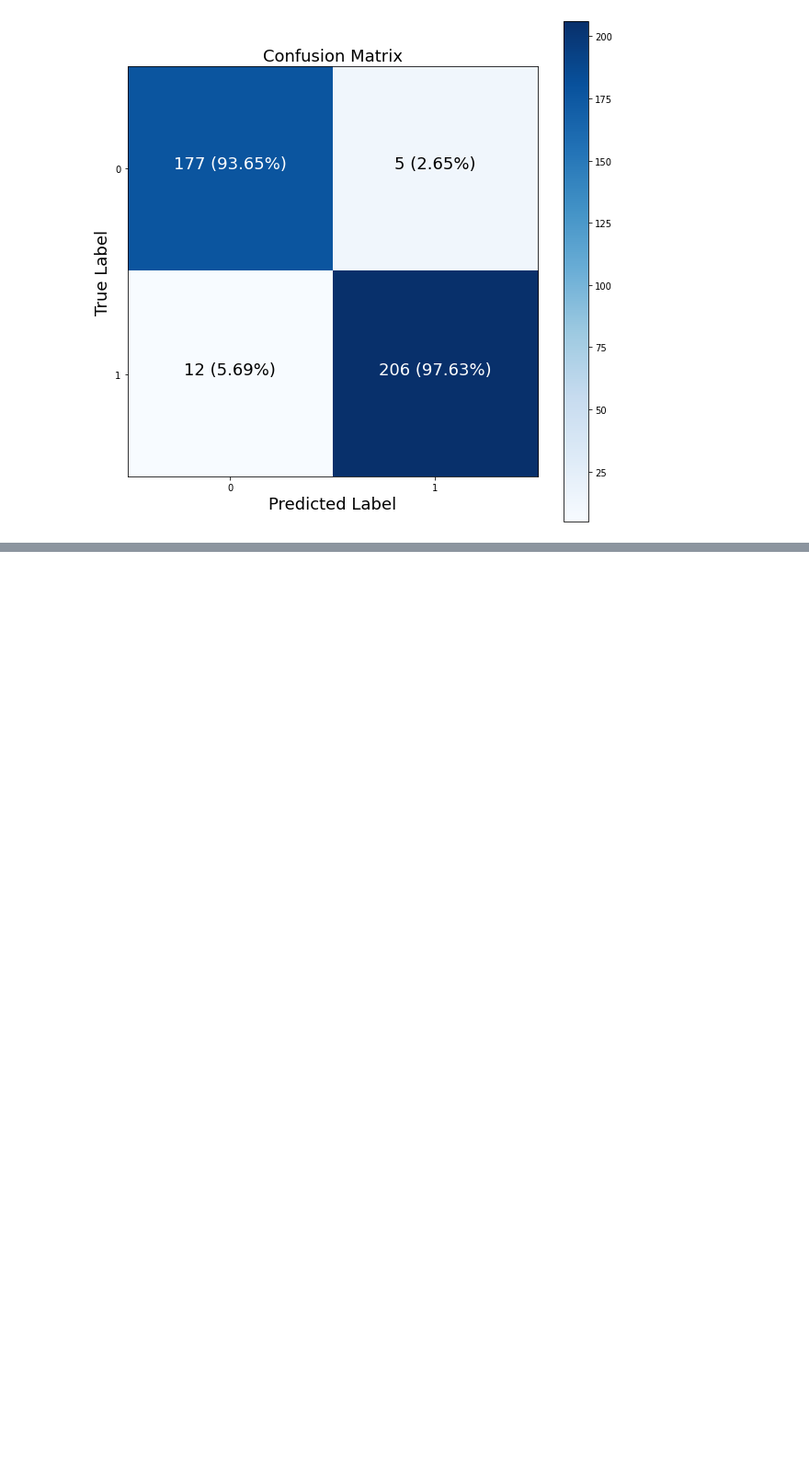
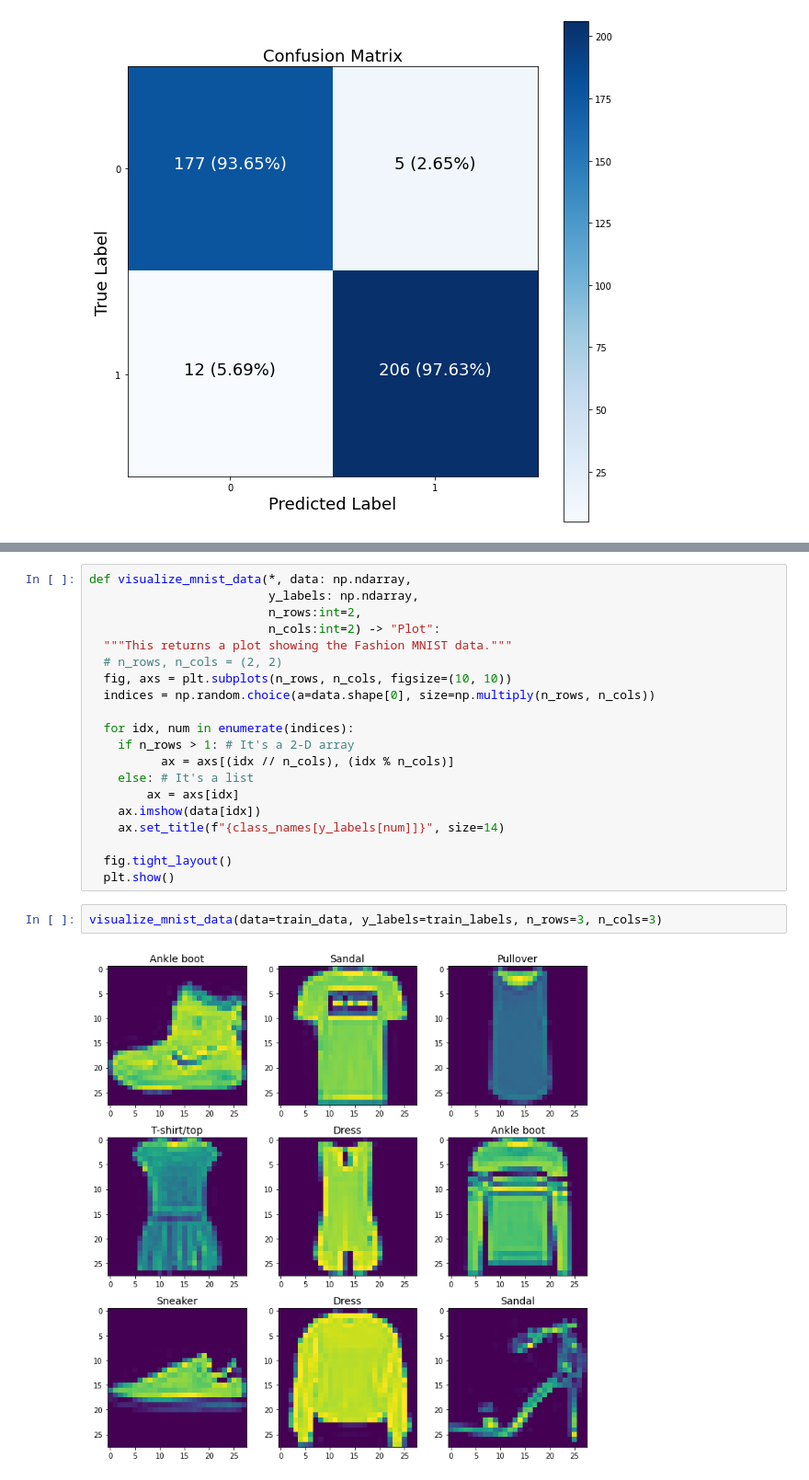
Before and after one commit to chineidu/NLP-Tutorial, a Jupyter notebook: notebook/03_tensorflow/03_classification_with_tf.ipynb, the cells around one changed output, grey strips where cells are left out. Shown at 92% size. Drawn from its saved outputs; the diff is of its cells as text; blank space fills up the shorter version.

```diff
--- a/notebook/03_tensorflow/03_classification_with_tf.ipynb
+++ b/notebook/03_tensorflow/03_classification_with_tf.ipynb
@@ -789,0 +853,24 @@ plot_confusion_matrix(y_true=y_val, y_pred=y_pred)
+# %%
+def visualize_mnist_data(*, data: np.ndarray,
+                         y_labels: np.ndarray,
+                         n_rows:int=2,
+                         n_cols:int=2) -> "Plot":
+  """This returns a plot showing the Fashion MNIST data."""
+  # n_rows, n_cols = (2, 2)
+  fig, axs = plt.subplots(n_rows, n_cols, figsize=(10, 10))
+  indices = np.random.choice(a=data.shape[0], size=np.multiply(n_rows, n_cols))
+
+  for idx, num in enumerate(indices):
+    if n_rows > 1: # It's a 2-D array
+          ax = axs[(idx // n_cols), (idx % n_cols)]
+    else: # It's a list
+        ax = axs[idx]
+    ax.imshow(data[idx])
+    ax.set_title(f"{class_names[y_labels[num]]}", size=14)
+
+  fig.tight_layout()
+  plt.show()
+# %%
+visualize_mnist_data(data=train_data, y_labels=train_labels, n_rows=3, n_cols=3)
+# %% [output]
+[figure, added]
```
Also changed, not shown: parts of 9 cells of this notebook.
